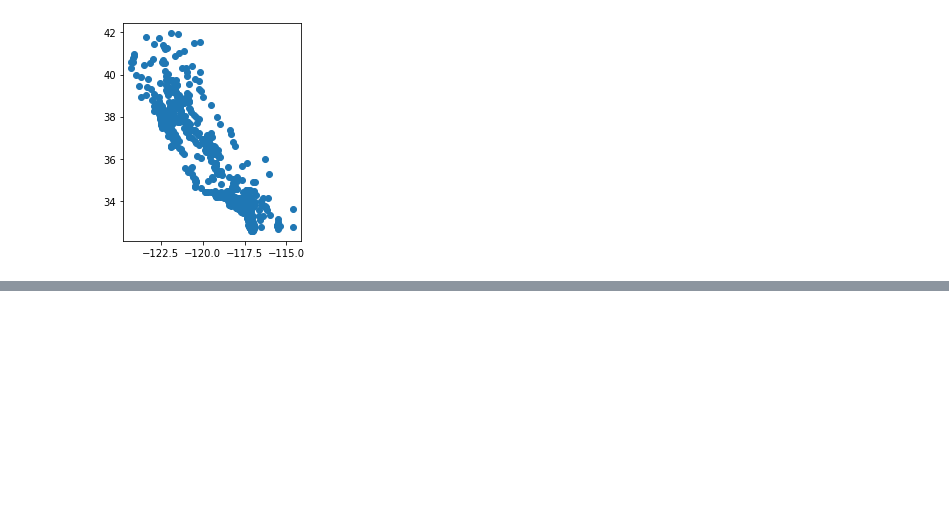
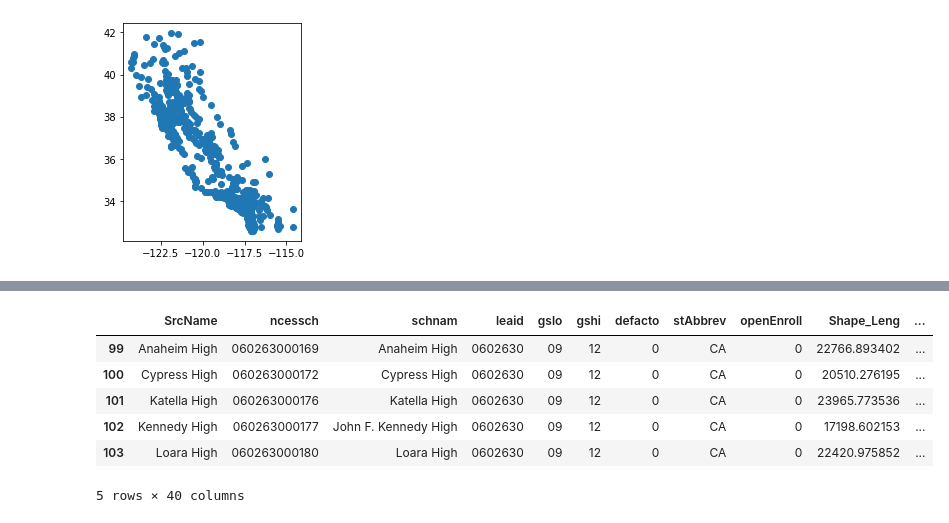
Before and after one commit to nnasr001/PBPL280S21Project1, a Jupyter notebook: Schoolsproject.ipynb, the cells around one changed output, grey strips where cells are left out. Cells and saved outputs as stored; diff of their text form; code cells hidden in the pictures; blank space fills up the shorter version.

```diff
--- a/Schoolsproject.ipynb
+++ b/Schoolsproject.ipynb
@@ -128,0 +218,12 @@ CA_dataframe.plot()
+# %%
+ocschools = CA_schools[CA_schools.CNTY == '06059']
+# %%
+ocschools.head()
+# %% [output]
+|  | SrcName | ncessch | schnam | leaid | gslo | gshi | defacto | stAbbrev | openEnroll | Shape_Leng | ... |
+| 99 | Anaheim High | 060263000169 | Anaheim High | 0602630 | 09 | 12 | 0 | CA | 0 | 22766.893402 | ... |
+| 100 | Cypress High | 060263000172 | Cypress High | 0602630 | 09 | 12 | 0 | CA | 0 | 20510.276195 | ... |
+| 101 | Katella High | 060263000176 | Katella High | 0602630 | 09 | 12 | 0 | CA | 0 | 23965.773536 | ... |
+| 102 | Kennedy High | 060263000177 | John F. Kennedy High | 0602630 | 09 | 12 | 0 | CA | 0 | 17198.602153 | ... |
+| 103 | Loara High | 060263000180 | Loara High | 0602630 | 09 | 12 | 0 | CA | 0 | 22420.975852 | ... |
+5 rows × 40 columns
```
Also changed, not shown: parts of 11 cells of this notebook.
